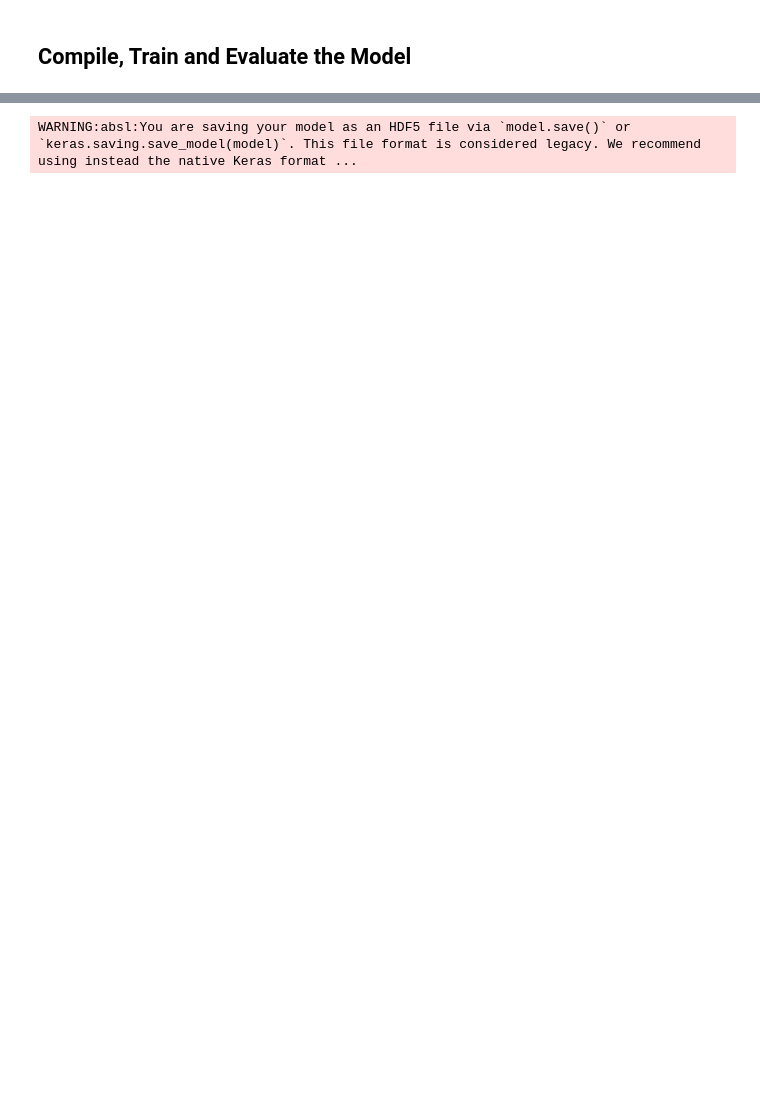
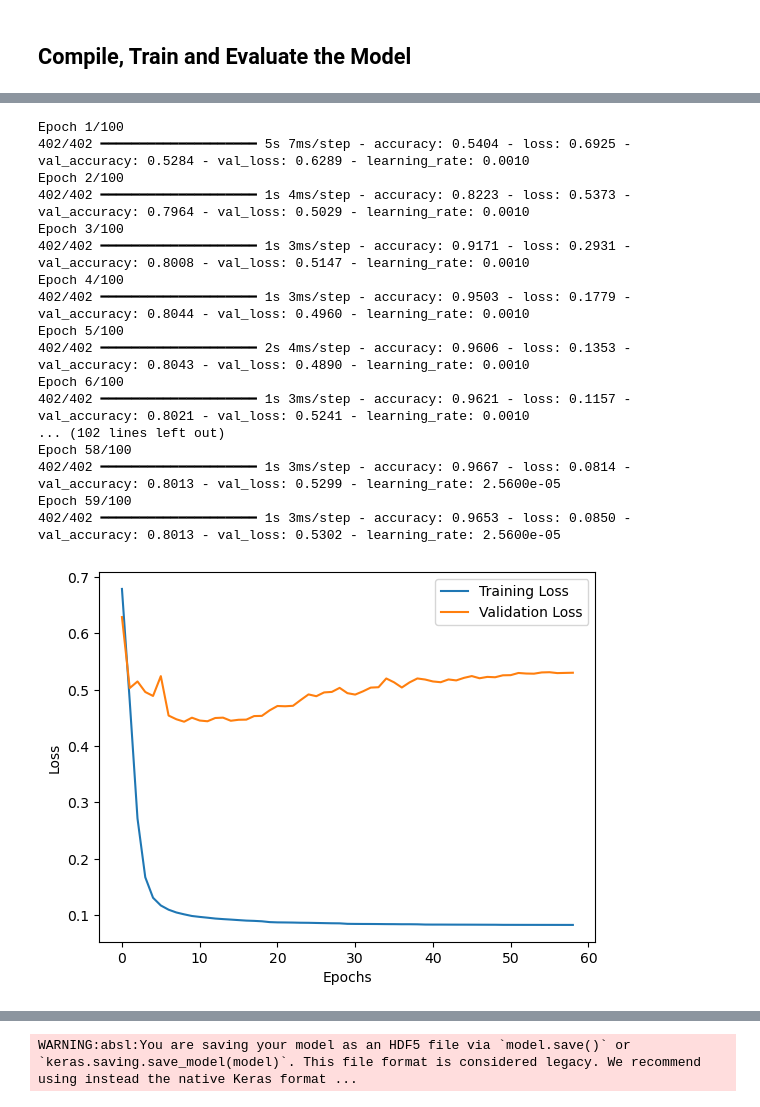
Before and after one commit to thomasvance/deep-learning-challenge, a Jupyter notebook: Starter_Code/Deep_Learning_Attempt_3.ipynb, the cells around one changed output, grey strips where cells are left out. Drawn from its saved outputs; the diff is of its cells as text; code cells hidden in the pictures; blank space fills up the shorter version.

```diff
--- a/Starter_Code/Deep_Learning_Attempt_3.ipynb
+++ b/Starter_Code/Deep_Learning_Attempt_3.ipynb
@@ -185,15 +184,19 @@ Number of features after scaling: 43
 # Define the model - deep neural net, i.e., the number of input features and hidden nodes for each layer.
 number_input_features = len(X_train_scaled[0])
 hidden_nodes_layer1 = 8
-hidden_nodes_layer2 = 12
+hidden_nodes_layer2 = 5
+hidden_nodes_layer3 = 9
 
 nn = tf.keras.models.Sequential()
 
 # First hidden layer
-nn.add(tf.keras.layers.Dense(units=hidden_nodes_layer1, input_dim=number_input_features, activation="relu"))
+nn.add(tf.keras.layers.Dense(units=hidden_nodes_layer1, input_dim=number_input_features, activation="sigmoid"))
 
 # Second hidden layer
-nn.add(tf.keras.layers.Dense(units=hidden_nodes_layer2, activation="relu"))
+nn.add(tf.keras.layers.Dense(units=hidden_nodes_layer2, activation="sigmoid"))
+
+# Third hidden layer
+nn.add(tf.keras.layers.Dense(units=hidden_nodes_layer3, activation="sigmoid"))
 
 # Output layer
 nn.add(tf.keras.layers.Dense(units=1, activation="sigmoid"))
@@ -216,7 +221,4 @@ Model: "sequential"
  Non-trainable params: 0 (0.00 B)
 # %%
 # Compile the model
-nn.compile(loss="binary_crossentropy", optimizer="adam", metrics=["accuracy"])
+nn.compile(loss="binary_crossentropy", optimizer="Adam", metrics=["accuracy"])
-# %%
-# Train the model
-fit_model = nn.fit(X_train_scaled,y_train,epochs=100)
@@ -240,0 +225,55 @@ Epoch 100/100
+# %%
+
+
+# Save the best model weights
+checkpoint = ModelCheckpoint("AlphabetSoupCharity3.keras", save_best_only=True, monitor="val_loss", mode="min")
+
+# Early stopping to avoid overfitting
+early_stopping = EarlyStopping(monitor="val_loss", patience=50, restore_best_weights=True)
+
+# Reduce learning rate when validation loss plateaus
+lr_reduce = ReduceLROnPlateau(monitor="val_loss", factor=0.4, patience=10, min_lr=1e-6)
+
+# Add all callbacks
+callbacks = [checkpoint, early_stopping, lr_reduce]
+
+# Train the model
+fit_model = nn.fit(
+    X_train_scaled,
+    y_train,
+    validation_data=(X_test_scaled, y_test),
+    epochs=100,
+    batch_size=64,
+    callbacks=callbacks
+)
+
+# Visualize the training history
+history = fit_model.history
+
+plt.plot(history["loss"], label="Training Loss")
+plt.plot(history["val_loss"], label="Validation Loss")
+plt.xlabel("Epochs")
+plt.ylabel("Loss")
+plt.legend()
+plt.show()
+
+model_loss, model_accuracy = nn.evaluate(X_test_scaled, y_test, verbose=2)
+# %% [output]
+Epoch 1/100
+402/402 ━━━━━━━━━━━━━━━━━━━━ 5s 7ms/step - accuracy: 0.5404 - loss: 0.6925 - val_accuracy: 0.5284 - val_loss: 0.6289 - learning_rate: 0.0010
+Epoch 2/100
+402/402 ━━━━━━━━━━━━━━━━━━━━ 1s 4ms/step - accuracy: 0.8223 - loss: 0.5373 - val_accuracy: 0.7964 - val_loss: 0.5029 - learning_rate: 0.0010
+Epoch 3/100
+402/402 ━━━━━━━━━━━━━━━━━━━━ 1s 3ms/step - accuracy: 0.9171 - loss: 0.2931 - val_accuracy: 0.8008 - val_loss: 0.5147 - learning_rate: 0.0010
+Epoch 4/100
+402/402 ━━━━━━━━━━━━━━━━━━━━ 1s 3ms/step - accuracy: 0.9503 - loss: 0.1779 - val_accuracy: 0.8044 - val_loss: 0.4960 - learning_rate: 0.0010
+Epoch 5/100
+402/402 ━━━━━━━━━━━━━━━━━━━━ 2s 4ms/step - accuracy: 0.9606 - loss: 0.1353 - val_accuracy: 0.8043 - val_loss: 0.4890 - learning_rate: 0.0010
+Epoch 6/100
+402/402 ━━━━━━━━━━━━━━━━━━━━ 1s 3ms/step - accuracy: 0.9621 - loss: 0.1157 - val_accuracy: 0.8021 - val_loss: 0.5241 - learning_rate: 0.0010
+... (102 lines left out)
+Epoch 58/100
+402/402 ━━━━━━━━━━━━━━━━━━━━ 1s 3ms/step - accuracy: 0.9667 - loss: 0.0814 - val_accuracy: 0.8013 - val_loss: 0.5299 - learning_rate: 2.5600e-05
+Epoch 59/100
+402/402 ━━━━━━━━━━━━━━━━━━━━ 1s 3ms/step - accuracy: 0.9653 - loss: 0.0850 - val_accuracy: 0.8013 - val_loss: 0.5302 - learning_rate: 2.5600e-05
+[figure, added]
```
Also changed, not shown: parts of 12 cells of this notebook, 2 other files.
